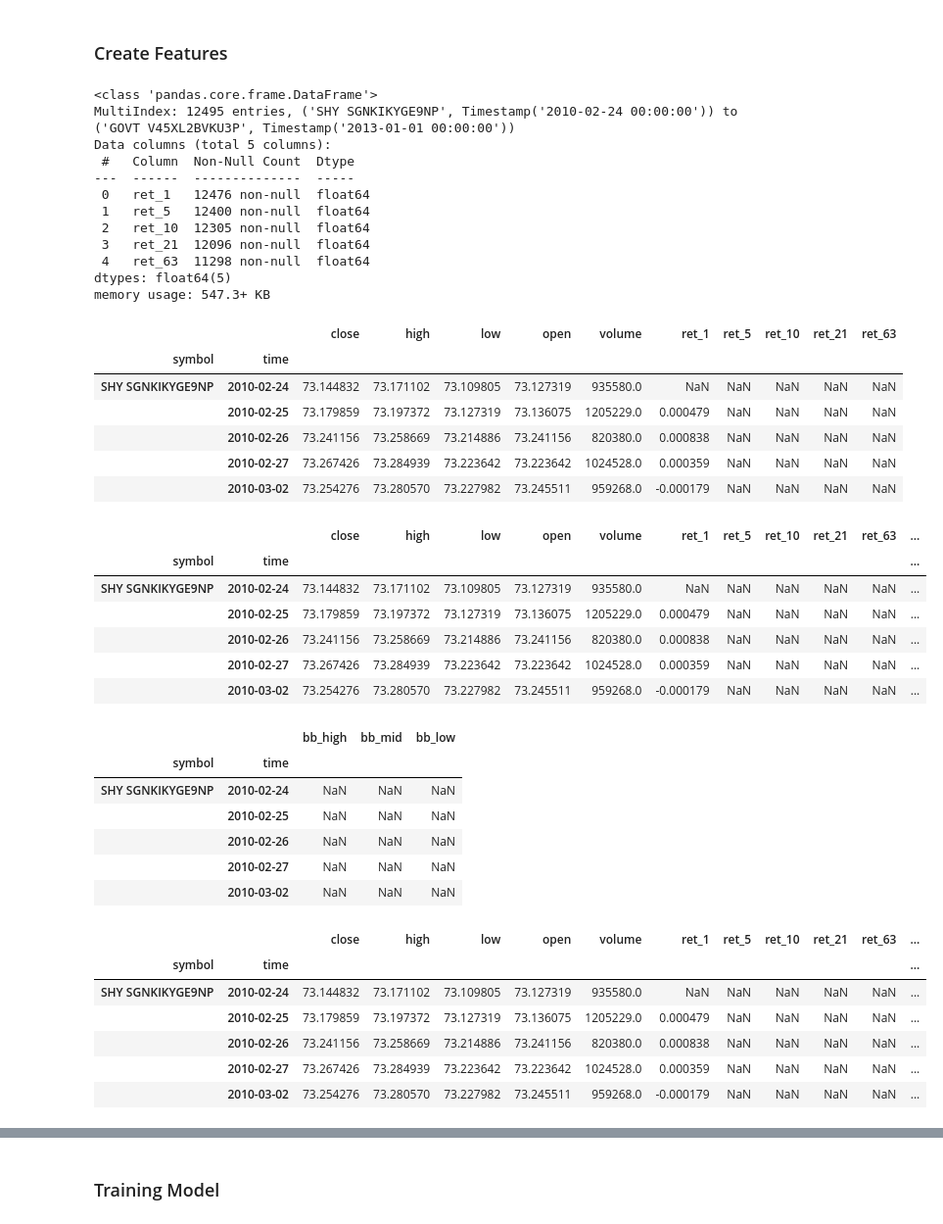
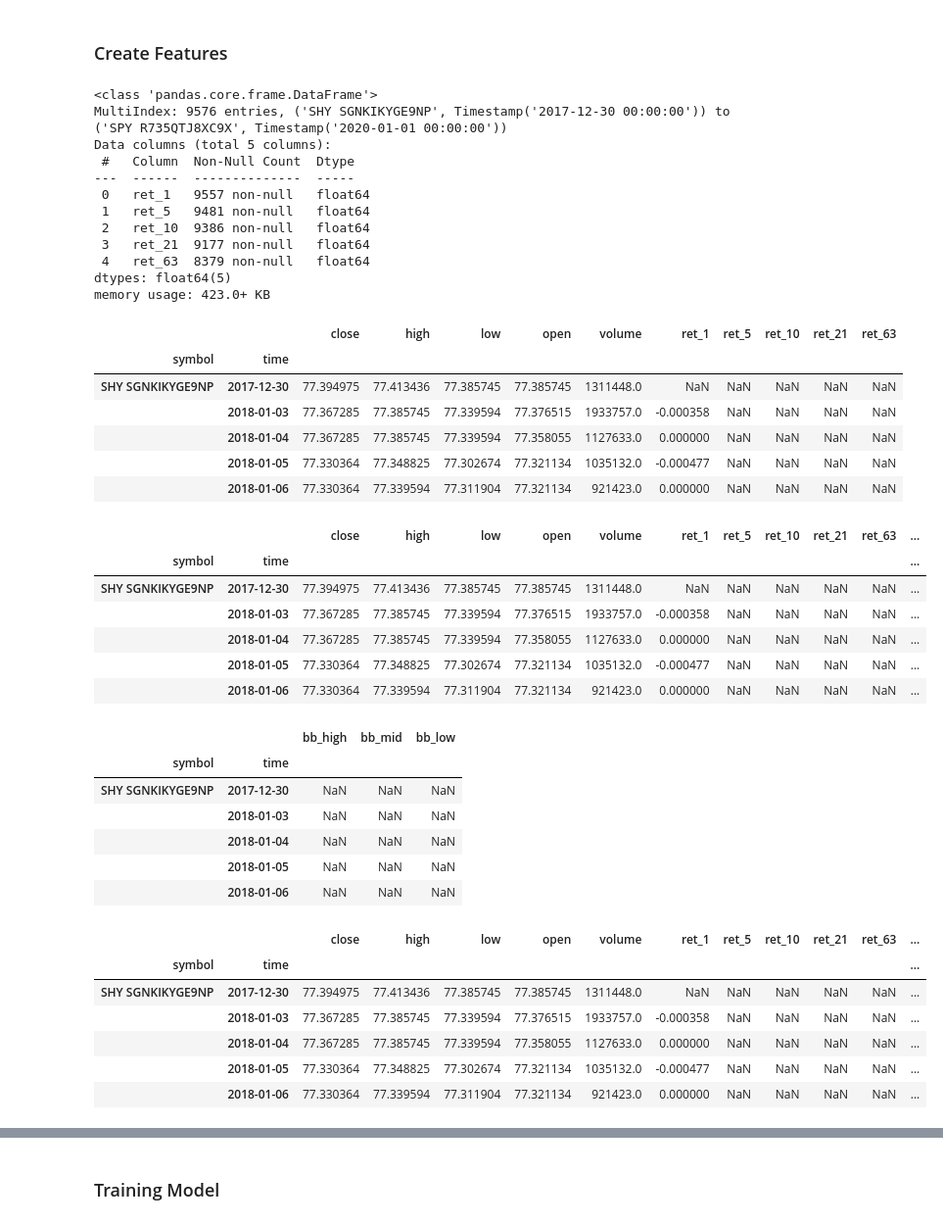
Before and after one commit to nbkell/machine_learning, a Jupyter notebook: quant_connect/random_forest/research.ipynb, the cells around one changed output, grey strips where cells are left out. Shown at 98% size. Cells and saved outputs as stored; diff of their text form; code cells hidden in the pictures.

```diff
--- a/quant_connect/random_forest/research.ipynb
+++ b/quant_connect/random_forest/research.ipynb
@@ -26,6 +26,8 @@ import joblib
 idx = pd.IndexSlice
 qb = QuantBook()
 # %%
+YEARS = 2
+DAYS_PER_YEAR = 252
 symbols = {}
 assets = ["SHY", "TLT", "SHV", "TLH", "EDV", "BIL",
           "SPTL", "TBT", "TMF", "TMV", "TBF", "VGSH", "VGIT",
@@ -34,10 +36,10 @@ assets = ["SHY", "TLT", "SHV", "TLH", "EDV", "BIL",
 for i in range(len(assets)):
     symbols[assets[i]] = qb.AddEquity(assets[i],Resolution.Minute).Symbol
 
-qb.SetStartDate(2013, 1, 1)
+qb.SetStartDate(2020, 1, 1)
 
 # qb.AddUniverse(CoarseSelectionFunction, FineSelectionFunction)
-df = qb.History(qb.Securities.Keys, 2*360, resolution=Resolution.Daily)
+df = qb.History(qb.Securities.Keys, YEARS*DAYS_PER_YEAR, resolution=Resolution.Daily)
 df.dropna(inplace=True)
 
 df.head()
@@ -65,38 +67,37 @@ returns.info()
 df.head()
 # %% [output]
 <class 'pandas.core.frame.DataFrame'>
-MultiIndex: 12495 entries, ('SHY SGNKIKYGE9NP', Timestamp('2010-02-24 00:00:00')) to ('GOVT V45XL2BVKU3P', Timestamp('2013-01-01 00:00:00'))
+MultiIndex: 9576 entries, ('SHY SGNKIKYGE9NP', Timestamp('2017-12-30 00:00:00')) to ('SPY R735QTJ8XC9X', Timestamp('2020-01-01 00:00:00'))
 Data columns (total 5 columns):
  #   Column  Non-Null Count  Dtype
 ---  ------  --------------  -----
- 0   ret_1   12476 non-null  float64
- 1   ret_5   12400 non-null  float64
- 2   ret_10  12305 non-null  float64
- 3   ret_21  12096 non-null  float64
- 4   ret_63  11298 non-null  float64
+ 0   ret_1   9557 non-null   float64
+ 1   ret_5   9481 non-null   float64
+ 2   ret_10  9386 non-null   float64
+ 3   ret_21  9177 non-null   float64
+ 4   ret_63  8379 non-null   float64
 dtypes: float64(5)
-memory usage: 547.3+ KB
+memory usage: 423.0+ KB
 |  |  | close | high | low | open | volume | ret_1 | ret_5 | ret_10 | ret_21 | ret_63 |
 | symbol | time |  |  |  |  |  |  |  |  |  |  |
-| SHY SGNKIKYGE9NP | 2010-02-24 | 73.144832 | 73.171102 | 73.109805 | 73.127319 | 935580.0 | NaN | NaN | NaN | NaN | NaN |
-|  | 2010-02-25 | 73.179859 | 73.197372 | 73.127319 | 73.136075 | 1205229.0 | 0.000479 | NaN | NaN | NaN | NaN |
-|  | 2010-02-26 | 73.241156 | 73.258669 | 73.214886 | 73.241156 | 820380.0 | 0.000838 | NaN | NaN | NaN | NaN |
-|  | 2010-02-27 | 73.267426 | 73.284939 | 73.223642 | 73.223642 | 1024528.0 | 0.000359 | NaN | NaN | NaN | NaN |
-|  | 2010-03-02 | 73.254276 | 73.280570 | 73.227982 | 73.245511 | 959268.0 | -0.000179 | NaN | NaN | NaN | NaN |
+| SHY SGNKIKYGE9NP | 2017-12-30 | 77.394975 | 77.413436 | 77.385745 | 77.385745 | 1311448.0 | NaN | NaN | NaN | NaN | NaN |
+|  | 2018-01-03 | 77.367285 | 77.385745 | 77.339594 | 77.376515 | 1933757.0 | -0.000358 | NaN | NaN | NaN | NaN |
+|  | 2018-01-04 | 77.367285 | 77.385745 | 77.339594 | 77.358055 | 1127633.0 | 0.000000 | NaN | NaN | NaN | NaN |
+|  | 2018-01-05 | 77.330364 | 77.348825 | 77.302674 | 77.321134 | 1035132.0 | -0.000477 | NaN | NaN | NaN | NaN |
+|  | 2018-01-06 | 77.330364 | 77.339594 | 77.311904 | 77.321134 | 921423.0 | 0.000000 | NaN | NaN | NaN | NaN |
 # %%
 by_symbol = df.groupby('symbol', group_keys=False)
-# compute RSI
 df['rsi'] = df.groupby('symbol').close.apply(RSI)
 df['ppo'] = df.groupby('symbol').close.apply(PPO)
 df.head()
 # %% [output]
 |  |  | close | high | low | open | volume | ret_1 | ret_5 | ret_10 | ret_21 | ret_63 | ... |
 | symbol | time |  |  |  |  |  |  |  |  |  |  | ... |
-| SHY SGNKIKYGE9NP | 2010-02-24 | 73.144832 | 73.171102 | 73.109805 | 73.127319 | 935580.0 | NaN | NaN | NaN | NaN | NaN | ... |
-|  | 2010-02-25 | 73.179859 | 73.197372 | 73.127319 | 73.136075 | 1205229.0 | 0.000479 | NaN | NaN | NaN | NaN | ... |
-|  | 2010-02-26 | 73.241156 | 73.258669 | 73.214886 | 73.241156 | 820380.0 | 0.000838 | NaN | NaN | NaN | NaN | ... |
-|  | 2010-02-27 | 73.267426 | 73.284939 | 73.223642 | 73.223642 | 1024528.0 | 0.000359 | NaN | NaN | NaN | NaN | ... |
-|  | 2010-03-02 | 73.254276 | 73.280570 | 73.227982 | 73.245511 | 959268.0 | -0.000179 | NaN | NaN | NaN | NaN | ... |
+| SHY SGNKIKYGE9NP | 2017-12-30 | 77.394975 | 77.413436 | 77.385745 | 77.385745 | 1311448.0 | NaN | NaN | NaN | NaN | NaN | ... |
+|  | 2018-01-03 | 77.367285 | 77.385745 | 77.339594 | 77.376515 | 1933757.0 | -0.000358 | NaN | NaN | NaN | NaN | ... |
+|  | 2018-01-04 | 77.367285 | 77.385745 | 77.339594 | 77.358055 | 1127633.0 | 0.000000 | NaN | NaN | NaN | NaN | ... |
+|  | 2018-01-05 | 77.330364 | 77.348825 | 77.302674 | 77.321134 | 1035132.0 | -0.000477 | NaN | NaN | NaN | NaN | ... |
+|  | 2018-01-06 | 77.330364 | 77.339594 | 77.311904 | 77.321134 | 921423.0 | 0.000000 | NaN | NaN | NaN | NaN | ... |
 # %%
 # compute bollenger bands
 def compute_bb(close):
@@ -107,24 +108,24 @@ bb_df.head()
 # %% [output]
 |  |  | bb_high | bb_mid | bb_low |
 | symbol | time |  |  |  |
-| SHY SGNKIKYGE9NP | 2010-02-24 | NaN | NaN | NaN |
-|  | 2010-02-25 | NaN | NaN | NaN |
-|  | 2010-02-26 | NaN | NaN | NaN |
-|  | 2010-02-27 | NaN | NaN | NaN |
-|  | 2010-03-02 | NaN | NaN | NaN |
+| SHY SGNKIKYGE9NP | 2017-12-30 | NaN | NaN | NaN |
+|  | 2018-01-03 | NaN | NaN | NaN |
+|  | 2018-01-04 | NaN | NaN | NaN |
+|  | 2018-01-05 | NaN | NaN | NaN |
+|  | 2018-01-06 | NaN | NaN | NaN |
 # %%
 def compute_atr(stock_data):
     atr = ATR(stock_data.high, stock_data.low, stock_data.close, timeperiod=14)
     return atr.sub(atr.mean()).div(atr.std())
-atr_series = by_symbol.apply(compute_atr)
-df['atr'] = atr_series.to_frame().drop_duplicates()
+# atr_series = by_symbol.apply(compute_atr)
+df['atr'] =  by_symbol.apply(compute_atr)
 df.head()
 # %% [output]
 |  |  | close | high | low | open | volume | ret_1 | ret_5 | ret_10 | ret_21 | ret_63 | ... |
 | symbol | time |  |  |  |  |  |  |  |  |  |  | ... |
-| SHY SGNKIKYGE9NP | 2010-02-24 | 73.144832 | 73.171102 | 73.109805 | 73.127319 | 935580.0 | NaN | NaN | NaN | NaN | NaN | ... |
-|  | 2010-02-25 | 73.179859 | 73.197372 | 73.127319 | 73.136075 | 1205229.0 | 0.000479 | NaN | NaN | NaN | NaN | ... |
-|  | 2010-02-26 | 73.241156 | 73.258669 | 73.214886 | 73.241156 | 820380.0 | 0.000838 | NaN | NaN | NaN | NaN | ... |
-|  | 2010-02-27 | 73.267426 | 73.284939 | 73.223642 | 73.223642 | 1024528.0 | 0.000359 | NaN | NaN | NaN | NaN | ... |
-|  | 2010-03-02 | 73.254276 | 73.280570 | 73.227982 | 73.245511 | 959268.0 | -0.000179 | NaN | NaN | NaN | NaN | ... |
+| SHY SGNKIKYGE9NP | 2017-12-30 | 77.394975 | 77.413436 | 77.385745 | 77.385745 | 1311448.0 | NaN | NaN | NaN | NaN | NaN | ... |
+|  | 2018-01-03 | 77.367285 | 77.385745 | 77.339594 | 77.376515 | 1933757.0 | -0.000358 | NaN | NaN | NaN | NaN | ... |
+|  | 2018-01-04 | 77.367285 | 77.385745 | 77.339594 | 77.358055 | 1127633.0 | 0.000000 | NaN | NaN | NaN | NaN | ... |
+|  | 2018-01-05 | 77.330364 | 77.348825 | 77.302674 | 77.321134 | 1035132.0 | -0.000477 | NaN | NaN | NaN | NaN | ... |
+|  | 2018-01-06 | 77.330364 | 77.339594 | 77.311904 | 77.321134 | 921423.0 | 0.000000 | NaN | NaN | NaN | NaN | ... |
 # %%
```
Also changed, not shown: parts of 15 cells of this notebook, 6 other files.
